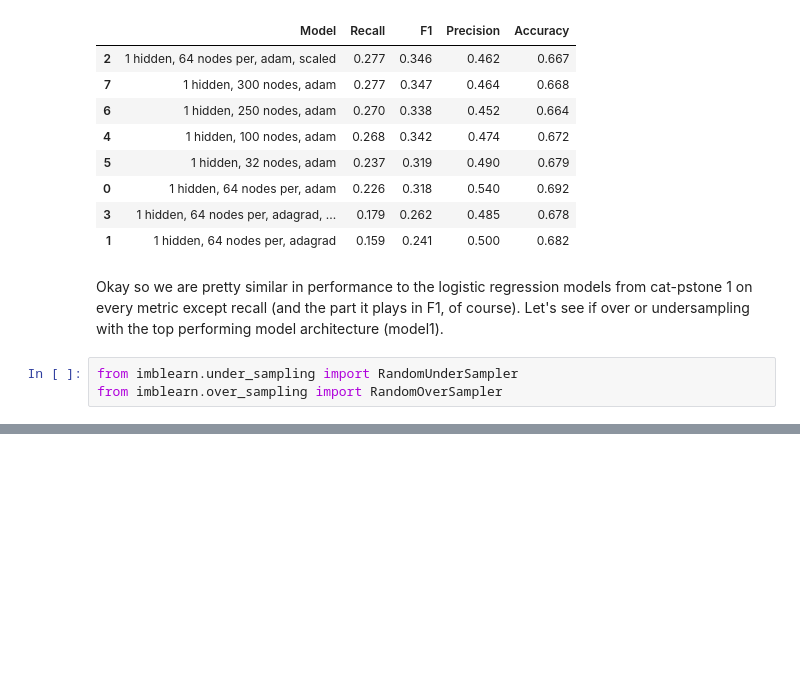
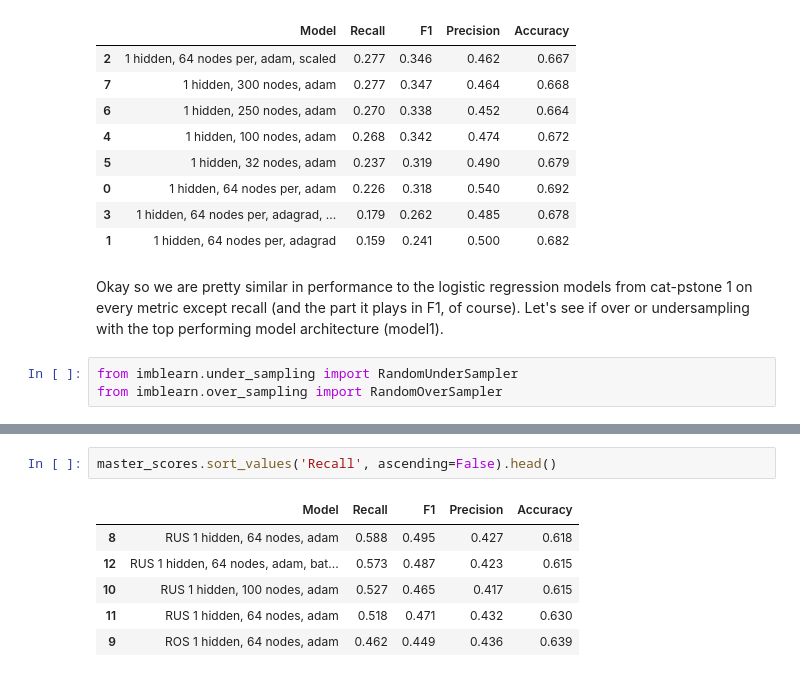
Before and after one commit to GwenToves/Cat-pstone-2, a Jupyter notebook: Notebooks/new_preprocessing_modeling.ipynb, the cells around one changed output, grey strips where cells are left out. Saved outputs shown, nothing was run; the diff lists cells and outputs as text; blank space fills up the shorter version.

```diff
--- a/Notebooks/new_preprocessing_modeling.ipynb
+++ b/Notebooks/new_preprocessing_modeling.ipynb
@@ -641,0 +673,9 @@ master_scores.sort_values('Recall', ascending=False)
+# %%
+master_scores.sort_values('Recall', ascending=False).head()
+# %% [output]
+|  | Model | Recall | F1 | Precision | Accuracy |
+| 8 | RUS 1 hidden, 64 nodes, adam | 0.588 | 0.495 | 0.427 | 0.618 |
+| 12 | RUS 1 hidden, 64 nodes, adam, bat... | 0.573 | 0.487 | 0.423 | 0.615 |
+| 10 | RUS 1 hidden, 100 nodes, adam | 0.527 | 0.465 | 0.417 | 0.615 |
+| 11 | RUS 1 hidden, 64 nodes, adam | 0.518 | 0.471 | 0.432 | 0.630 |
+| 9 | ROS 1 hidden, 64 nodes, adam | 0.462 | 0.449 | 0.436 | 0.639 |
```
Also changed, not shown: parts of 9 cells of this notebook.
